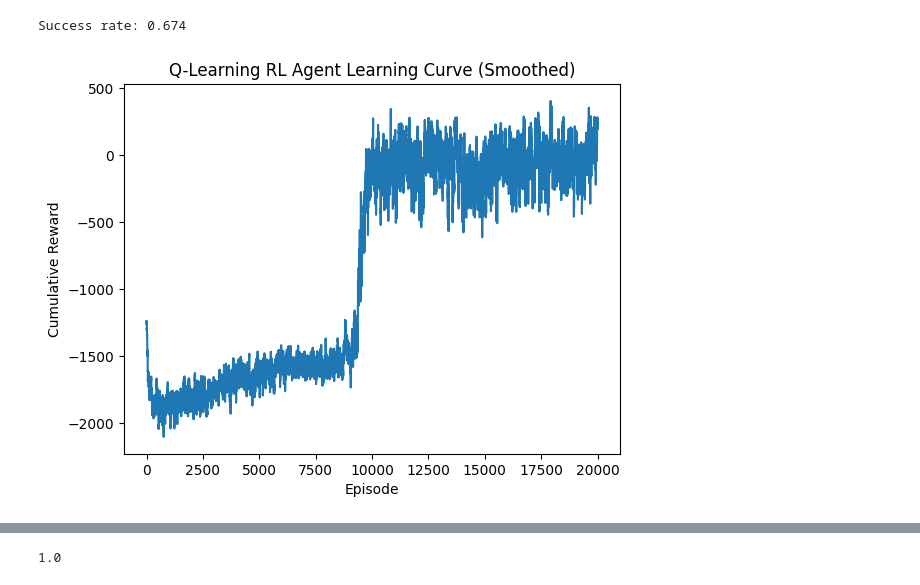
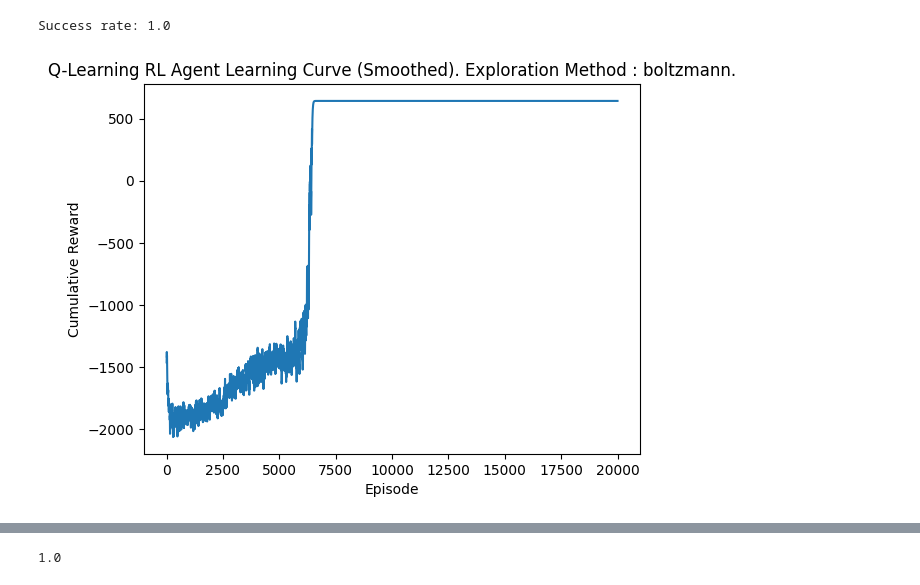
Before and after one commit to Ardacandra/ai6101_rl_agent, a Jupyter notebook: sandbox.ipynb, the cells around one changed output, grey strips where cells are left out. Saved outputs shown, nothing was run; the diff lists cells and outputs as text; code cells hidden in the pictures.

Commit message:
add ucb and boltzmann exploration method

```diff
--- a/sandbox.ipynb
+++ b/sandbox.ipynb
@@ -56,36 +56,39 @@ plt.plot(rewards)
 # %%
 #train custom model
 env = CliffBoxGridWorld()
 n_episode = int(20000)
-agent = RLAgent(env, num_episodes=n_episode)
+# exp_method = "epsilon_greedy"
+# exp_method = "ucb"
+exp_method = "boltzmann"
+agent = RLAgent(env, num_episodes=n_episode, exp_method=exp_method)
 rewards, cliff_fall_frac = agent.learn()
 
 #save model
-joblib.dump(agent, f"{output_dir}/rl_agent_n_episode_{n_episode}.pkl")
+joblib.dump(agent, f"{output_dir}/rl_agent_n_episode_{n_episode}_{exp_method}.pkl")
 
 # Calculate success rate
 final_rewards = np.array(rewards[-2000:])
 success_rate = np.sum(final_rewards > 0) / len(final_rewards)
 print(f"Success rate: {success_rate}")
 
 # Smooth plot
 weight=0.95
 last = rewards[0]
 smoothed = []
 for v in rewards:
     smoothed_val = last * weight + (1 - weight) * v
     smoothed.append(smoothed_val)
     last = smoothed_val
 
 # Plot the learning curve
 plt.plot(smoothed)
 plt.xlabel('Episode')
 plt.ylabel('Cumulative Reward')
-plt.title('Q-Learning RL Agent Learning Curve (Smoothed)')
-plt.savefig(f'{output_dir}/learning_curve.png')
+plt.title(f'Q-Learning RL Agent Learning Curve (Smoothed). Exploration Method : {exp_method}.')
+plt.savefig(f'{output_dir}/learning_curve.png', bbox_inches='tight')
 # %% [output]
-Success rate: 0.674
+Success rate: 1.0
-[figure, old version]
+[figure, new version]
 # %%
 ### ASSIGNMENT START
 
```
Also changed, not shown: parts of 4 cells of this notebook, 1 other file.
